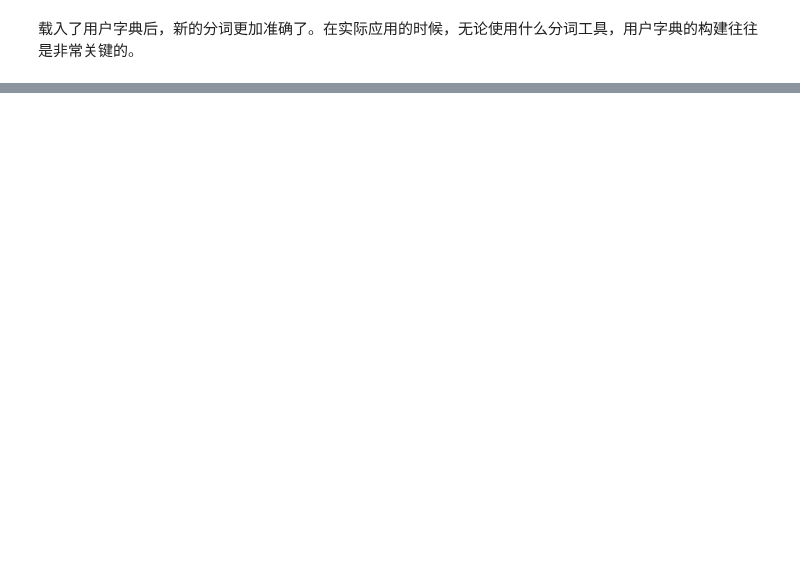
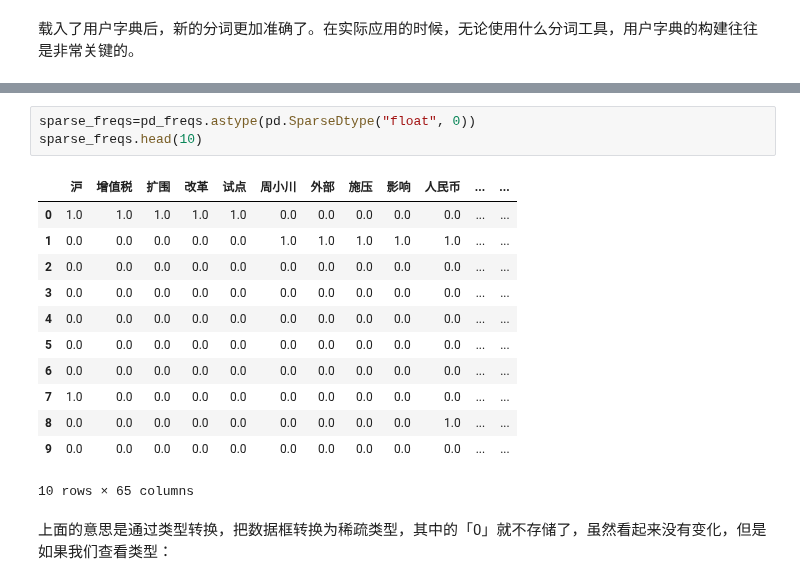
Before and after one commit to sijichun/PythonTutor, a Jupyter notebook: T13_text_analytics.ipynb, the cells around one changed output, grey strips where cells are left out. Drawn from its saved outputs; the diff is of its cells as text; blank space fills up the shorter version.

```diff
--- a/T13_text_analytics.ipynb
+++ b/T13_text_analytics.ipynb
@@ -143,0 +359,18 @@ for t in text_freq:
+# %%
+sparse_freqs=pd_freqs.astype(pd.SparseDtype("float", 0))
+sparse_freqs.head(10)
+# %% [output]
+|  | 沪 | 增值税 | 扩围 | 改革 | 试点 | 周小川 | 外部 | 施压 | 影响 | 人民币 | ... | ... |
+| 0 | 1.0 | 1.0 | 1.0 | 1.0 | 1.0 | 0.0 | 0.0 | 0.0 | 0.0 | 0.0 | ... | ... |
+| 1 | 0.0 | 0.0 | 0.0 | 0.0 | 0.0 | 1.0 | 1.0 | 1.0 | 1.0 | 1.0 | ... | ... |
+| 2 | 0.0 | 0.0 | 0.0 | 0.0 | 0.0 | 0.0 | 0.0 | 0.0 | 0.0 | 0.0 | ... | ... |
+| 3 | 0.0 | 0.0 | 0.0 | 0.0 | 0.0 | 0.0 | 0.0 | 0.0 | 0.0 | 0.0 | ... | ... |
+| 4 | 0.0 | 0.0 | 0.0 | 0.0 | 0.0 | 0.0 | 0.0 | 0.0 | 0.0 | 0.0 | ... | ... |
+| 5 | 0.0 | 0.0 | 0.0 | 0.0 | 0.0 | 0.0 | 0.0 | 0.0 | 0.0 | 0.0 | ... | ... |
+| 6 | 0.0 | 0.0 | 0.0 | 0.0 | 0.0 | 0.0 | 0.0 | 0.0 | 0.0 | 0.0 | ... | ... |
+| 7 | 1.0 | 0.0 | 0.0 | 0.0 | 0.0 | 0.0 | 0.0 | 0.0 | 0.0 | 0.0 | ... | ... |
+| 8 | 0.0 | 0.0 | 0.0 | 0.0 | 0.0 | 0.0 | 0.0 | 0.0 | 0.0 | 1.0 | ... | ... |
+| 9 | 0.0 | 0.0 | 0.0 | 0.0 | 0.0 | 0.0 | 0.0 | 0.0 | 0.0 | 0.0 | ... | ... |
+10 rows × 65 columns
+# %% [markdown]
+上面的意思是通过类型转换，把数据框转换为稀疏类型，其中的「0」就不存储了，虽然看起来没有变化，但是如果我们查看类型：
```
Also changed, not shown: parts of 93 cells of this notebook, 10 other files.
